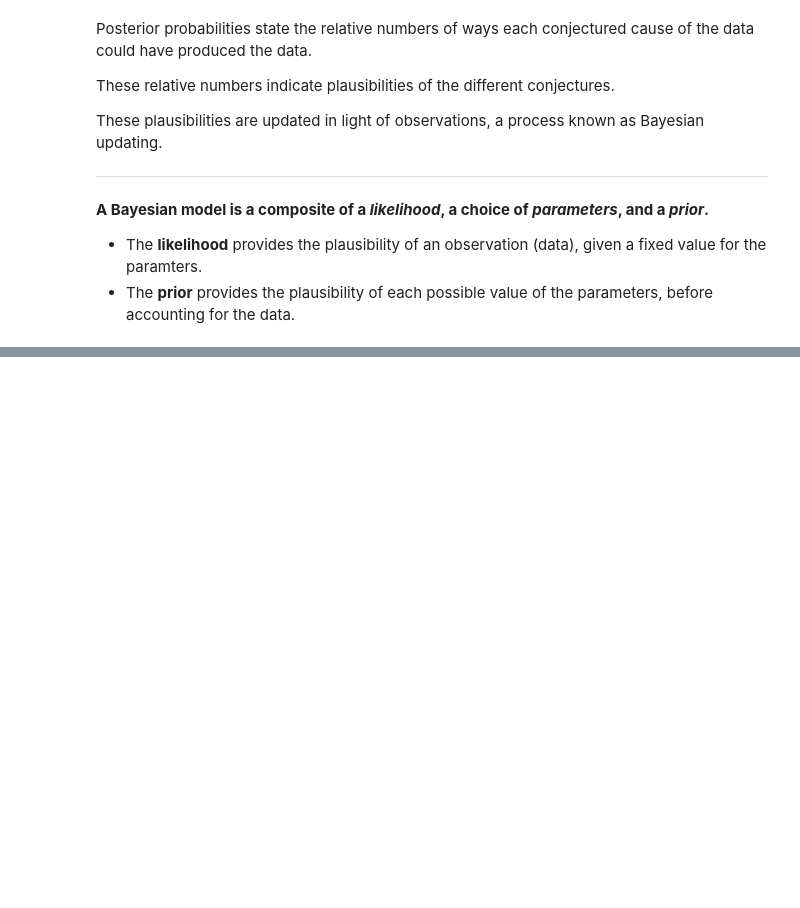
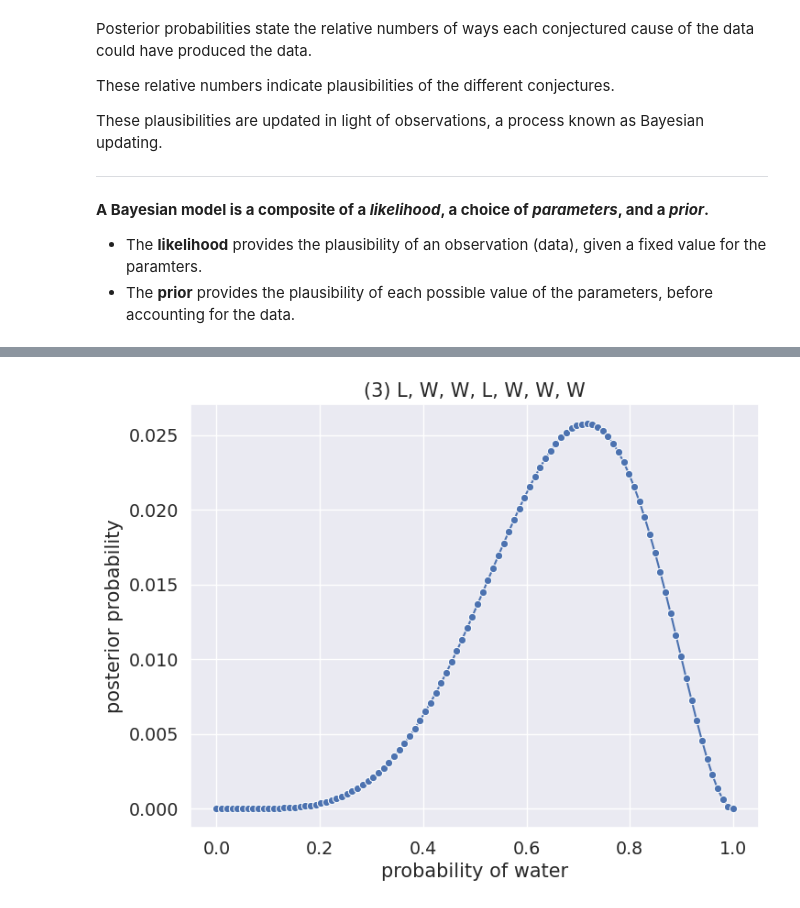
Before and after one commit to krademaker/Pyro, a Jupyter notebook: notebooks/sr_chapter_2.ipynb, the cells around one changed output, grey strips where cells are left out. Cells and saved outputs as stored; diff of their text form; code cells hidden in the pictures; blank space fills up the shorter version.

```diff
--- a/notebooks/sr_chapter_2.ipynb
+++ b/notebooks/sr_chapter_2.ipynb
@@ -263,0 +312,18 @@ These plausibilities are updated in light of observations, a process known as Ba
+# %%
+# define grid
+p_grid = torch.linspace(start=0, end=1, steps=100)
+# define prior
+prior = torch.tensor(1.).repeat(100)
+# compute likelihood at each value in grid
+likelihood = dist.Binomial(total_count=7,
+                          probs = p_grid).log_prob(torch.tensor(5.)).exp()
+# compute product of likelihood and prior
+unstd_posterior = likelihood * prior
+# standardize the posterior, to make it sum to 1
+posterior = unstd_posterior / unstd_posterior.sum()
+# plot
+ax = sns.lineplot(x=p_grid, y=posterior, marker="o")
+ax.set(xlabel="probability of water", ylabel="posterior probability",
+       title="(3) L, W, W, L, W, W, W");
+# %% [output]
+[figure, added]
```
Also changed, not shown: parts of 8 cells of this notebook.
